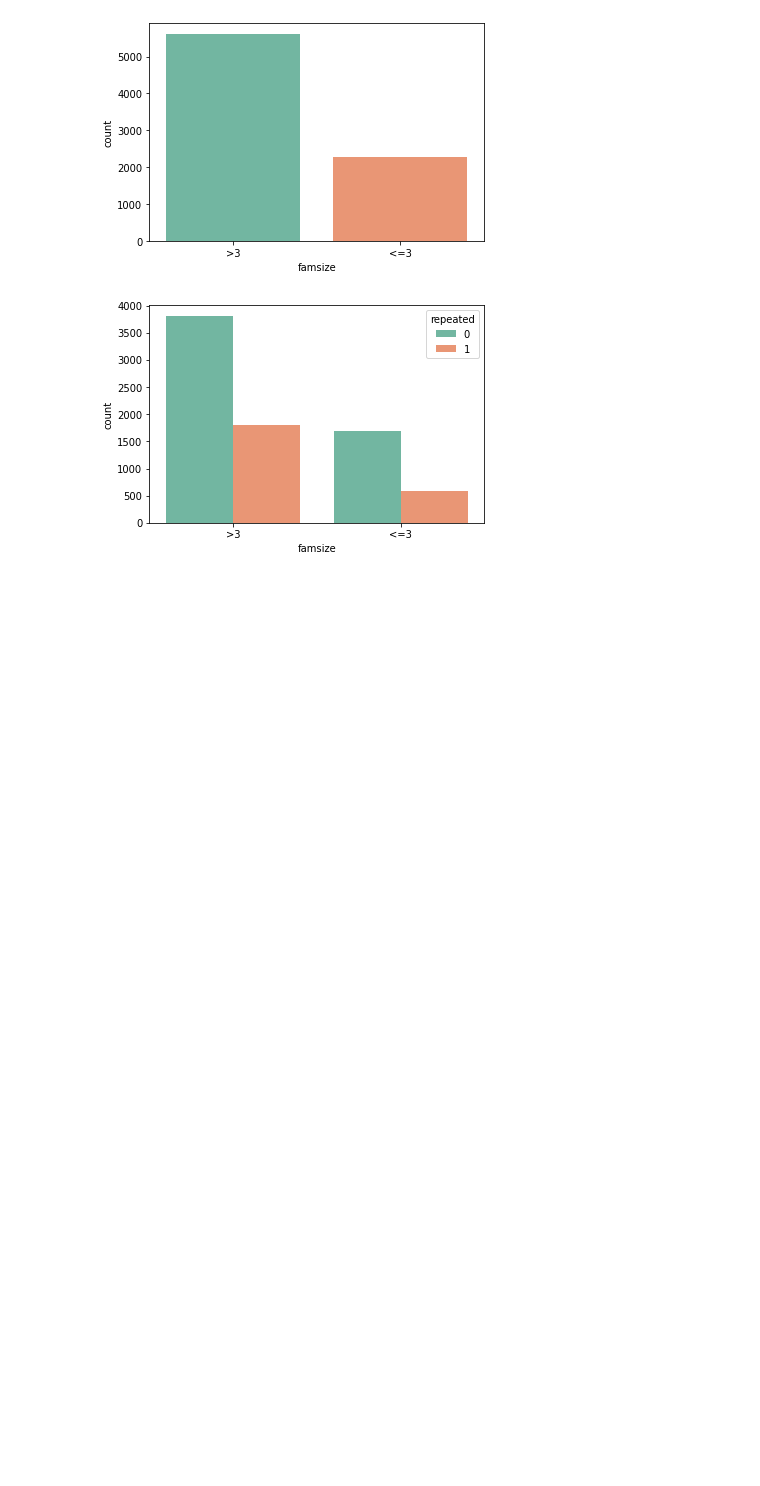
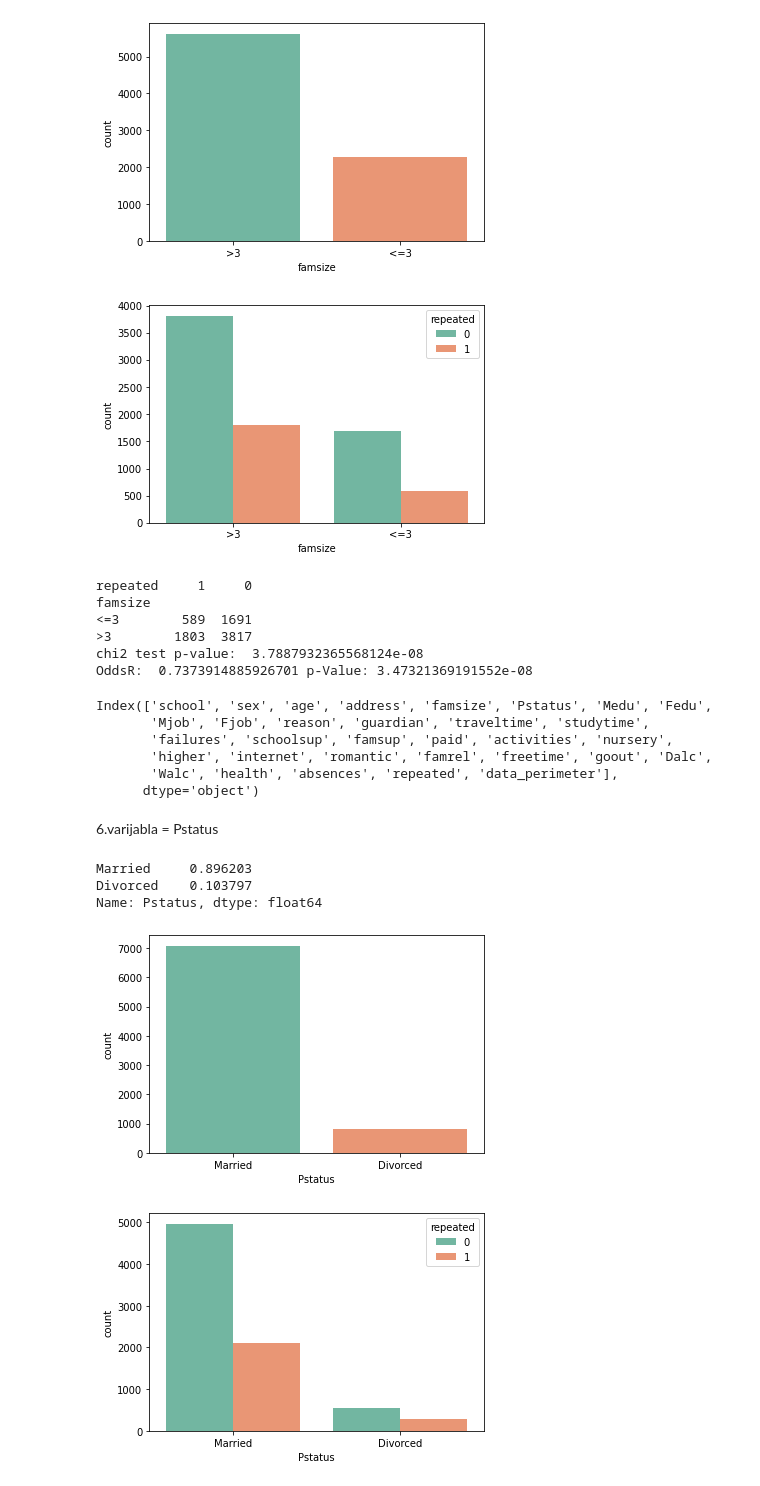
Before and after one commit to MPetrinovic/Personal-Projects, a Jupyter notebook: Rješenje.ipynb, the cells around one changed output. Drawn from its saved outputs; the diff is of its cells as text; code cells hidden in the pictures; blank space fills up the shorter version.

```diff
--- a/Rješenje.ipynb
+++ b/Rješenje.ipynb
@@ -166,3 +166,40 @@ plt.show()
 Name: famsize, dtype: float64
 [figure]
 [figure]
+# %%
+obs = pd.crosstab(data['famsize'],data['repeated'])
+print(obs[[1,0]])
+g, p, dof, expctd = chi2_contingency(obs[[1,0]],lambda_="log-likelihood")
+print("chi2 test p-value: ",p)
+oddsratio, pvalue = stats.fisher_exact(obs[[1,0]])
+print("OddsR: ", oddsratio, "p-Value:", pvalue)
+# %% [output]
+repeated     1     0
+famsize
+<=3        589  1691
+>3        1803  3817
+chi2 test p-value:  3.7887932365568124e-08
+OddsR:  0.7373914885926701 p-Value: 3.47321369191552e-08
+# %%
+data.columns
+# %% [output]
+Index(['school', 'sex', 'age', 'address', 'famsize', 'Pstatus', 'Medu', 'Fedu',
+       'Mjob', 'Fjob', 'reason', 'guardian', 'traveltime', 'studytime',
+       'failures', 'schoolsup', 'famsup', 'paid', 'activities', 'nursery',
+       'higher', 'internet', 'romantic', 'famrel', 'freetime', 'goout', 'Dalc',
+       'Walc', 'health', 'absences', 'repeated', 'data_perimeter'],
+      dtype='object')
+# %% [markdown]
+6.varijabla = Pstatus
+# %%
+print(data['Pstatus'].value_counts()/7900)
+sns.countplot(x = 'Pstatus', data = data)
+plt.show()
+sns.countplot(x = 'Pstatus', hue = 'repeated',data = data)
+plt.show()
+# %% [output]
+Married     0.896203
+Divorced    0.103797
+Name: Pstatus, dtype: float64
+[figure, added]
+[figure, added]
```
Also changed, not shown: parts of 17 cells of this notebook.
